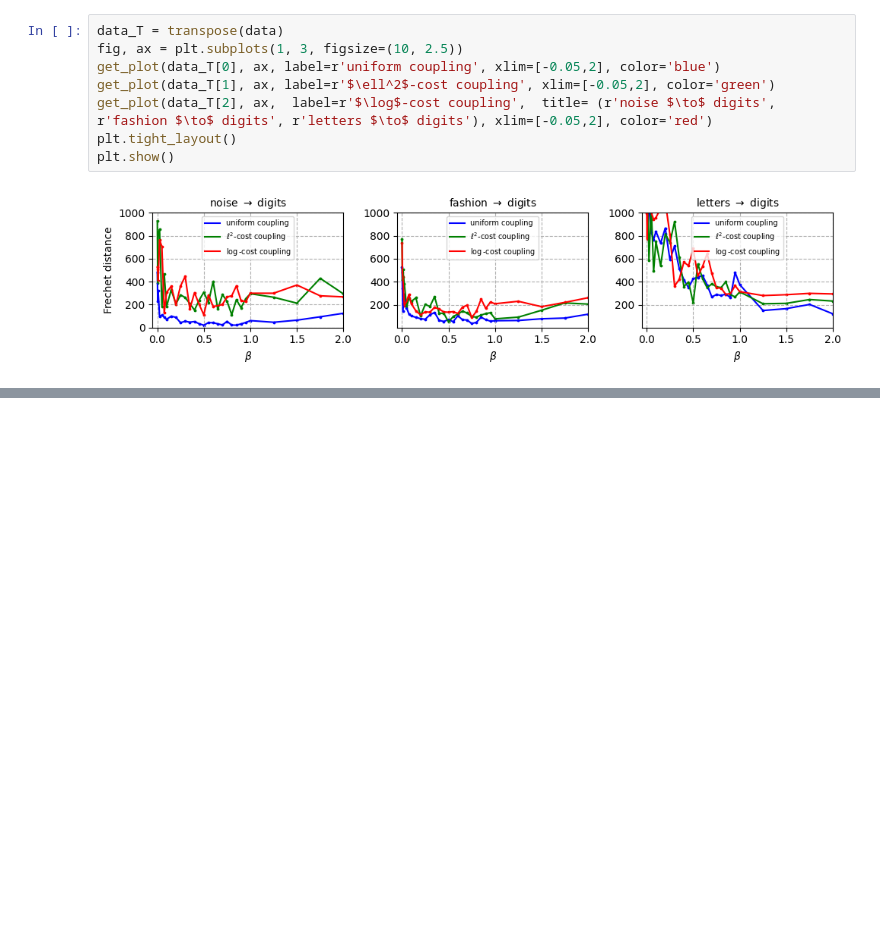
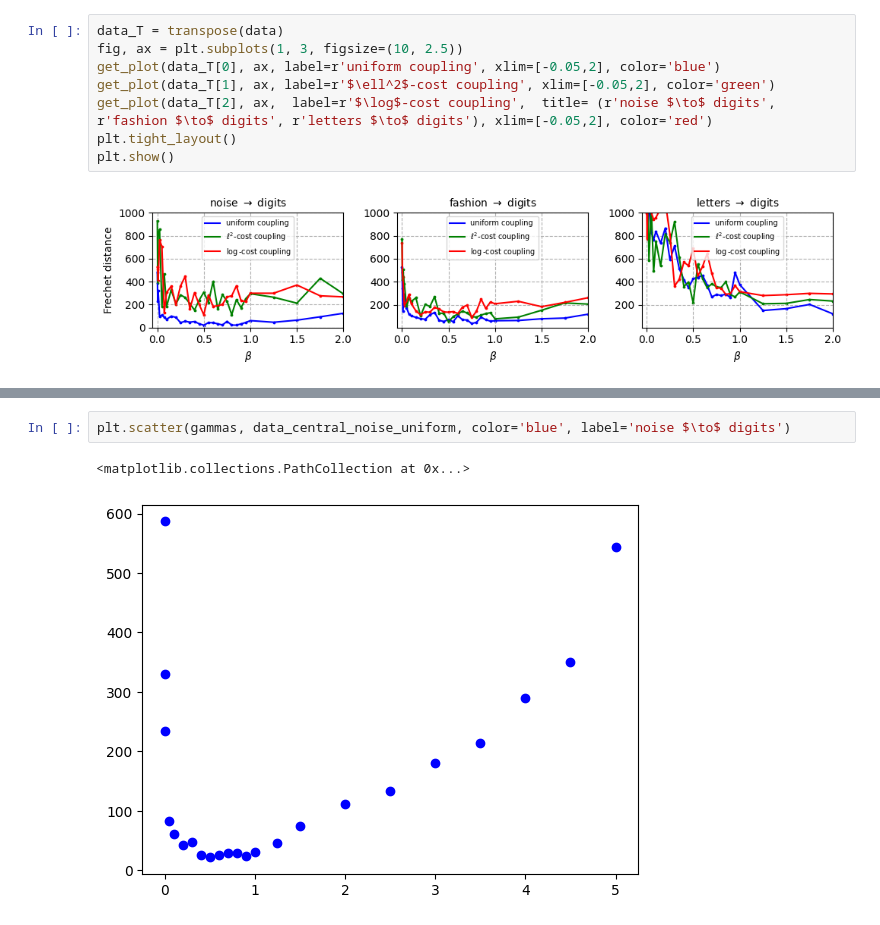
Before and after one commit to cesarali/conditional_rate_matching, a Jupyter notebook: experiments/nist/analysis/crm_gamma_analysis.ipynb, the cells around one changed output, grey strips where cells are left out. Cells and saved outputs as stored; diff of their text form; blank space fills up the shorter version.

```diff
--- a/experiments/nist/analysis/crm_gamma_analysis.ipynb
+++ b/experiments/nist/analysis/crm_gamma_analysis.ipynb
@@ -347,0 +234,5 @@ plt.show()
+# %%
+plt.scatter(gammas, data_central_noise_uniform, color='blue', label='noise $\to$ digits')
+# %% [output]
+<matplotlib.collections.PathCollection at 0x...>
+[figure, added]
```
Also changed, not shown: parts of 12 cells of this notebook, 4 other files.
